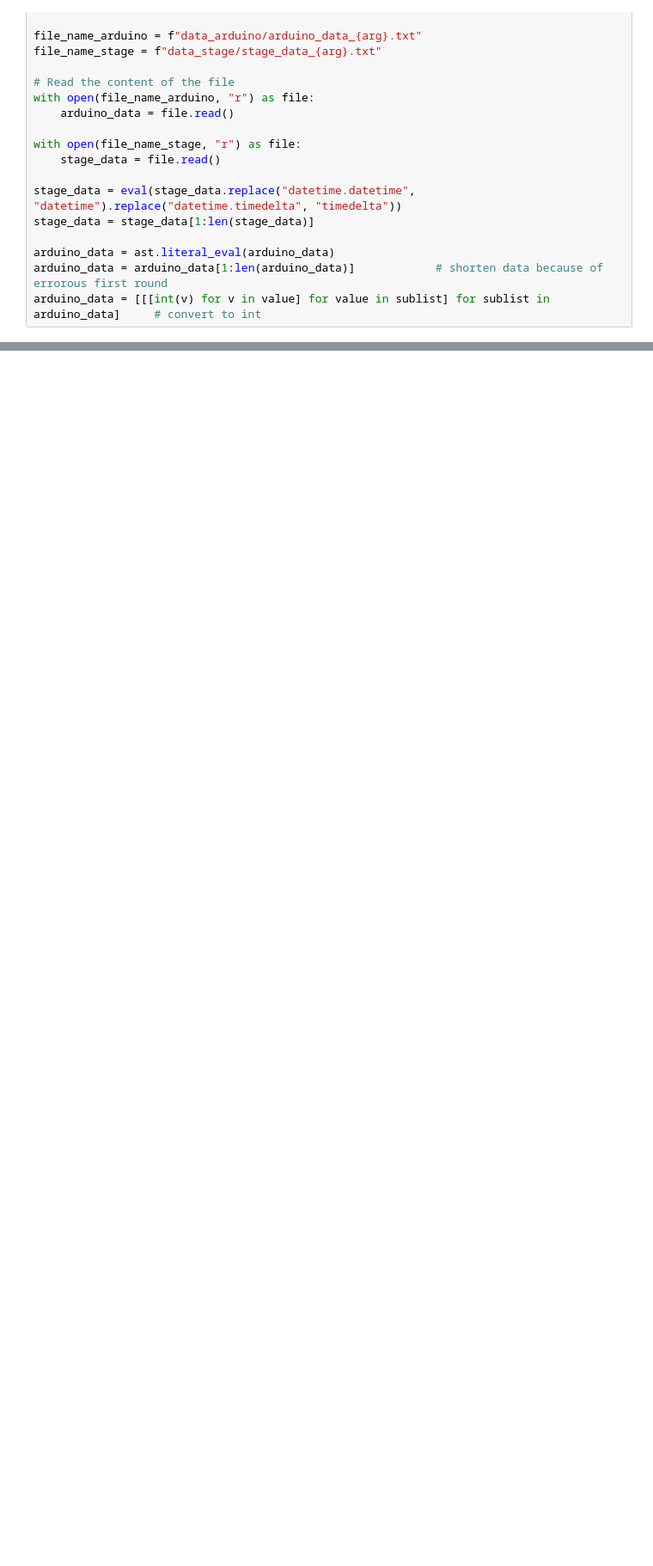
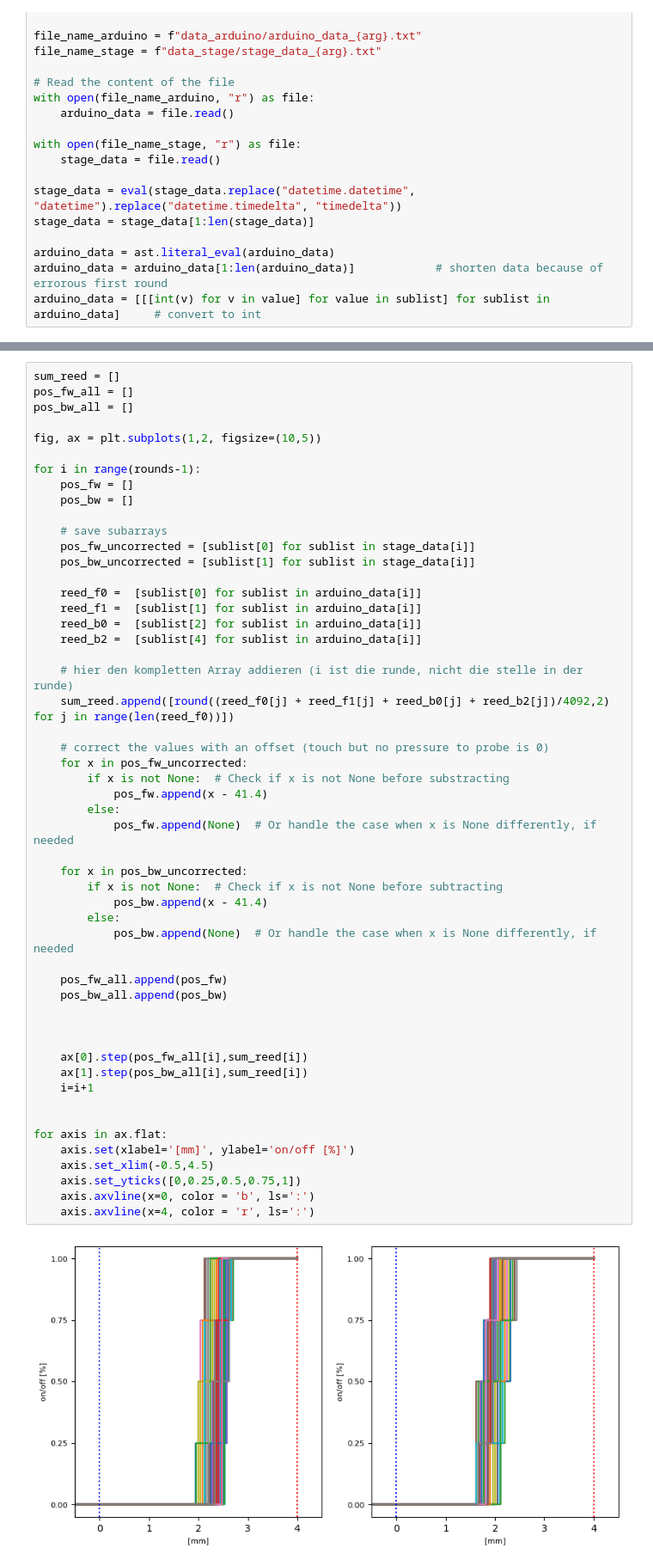
Before and after one commit to annnnna42/Arduino_KDC101_Control_and_Evaluation, a Jupyter notebook: plots_reed.ipynb, the cells around one changed output, grey strips where cells are left out. Shown: that part at 86% size. Cells and saved outputs as stored; diff of their text form; blank space fills up the shorter version.

```diff
--- a/plots_reed.ipynb
+++ b/plots_reed.ipynb
@@ -200,0 +171,54 @@ Print all Reed Front
+# %%
+sum_reed = []
+pos_fw_all = []
+pos_bw_all = []
+
+fig, ax = plt.subplots(1,2, figsize=(10,5))
+
+for i in range(rounds-1):
+    pos_fw = []
+    pos_bw = []
+
+    # save subarrays
+    pos_fw_uncorrected = [sublist[0] for sublist in stage_data[i]]
+    pos_bw_uncorrected = [sublist[1] for sublist in stage_data[i]]
+
+    reed_f0 =  [sublist[0] for sublist in arduino_data[i]]
+    reed_f1 =  [sublist[1] for sublist in arduino_data[i]]
+    reed_b0 =  [sublist[2] for sublist in arduino_data[i]]
+    reed_b2 =  [sublist[4] for sublist in arduino_data[i]]
+
+    # hier den kompletten Array addieren (i ist die runde, nicht die stelle in der runde)
+    sum_reed.append([round((reed_f0[j] + reed_f1[j] + reed_b0[j] + reed_b2[j])/4092,2) for j in range(len(reed_f0))])
+
+    # correct the values with an offset (touch but no pressure to probe is 0)
+    for x in pos_fw_uncorrected:
+        if x is not None:  # Check if x is not None before substracting
+            pos_fw.append(x - 41.4)
+        else:
+            pos_fw.append(None)  # Or handle the case when x is None differently, if needed
+
+    for x in pos_bw_uncorrected:
+        if x is not None:  # Check if x is not None before subtracting
+            pos_bw.append(x - 41.4)
+        else:
+            pos_bw.append(None)  # Or handle the case when x is None differently, if needed
+
+    pos_fw_all.append(pos_fw)
+    pos_bw_all.append(pos_bw)
+
+
+
+    ax[0].step(pos_fw_all[i],sum_reed[i])
+    ax[1].step(pos_bw_all[i],sum_reed[i])
+    i=i+1
+
+
+for axis in ax.flat:
+    axis.set(xlabel='[mm]', ylabel='on/off [%]')
+    axis.set_xlim(-0.5,4.5)
+    axis.set_yticks([0,0.25,0.5,0.75,1])
+    axis.axvline(x=0, color = 'b', ls=':')
+    axis.axvline(x=4, color = 'r', ls=':')
+# %% [output]
+[figure, added]
```
Also changed, not shown: parts of 18 cells of this notebook.
